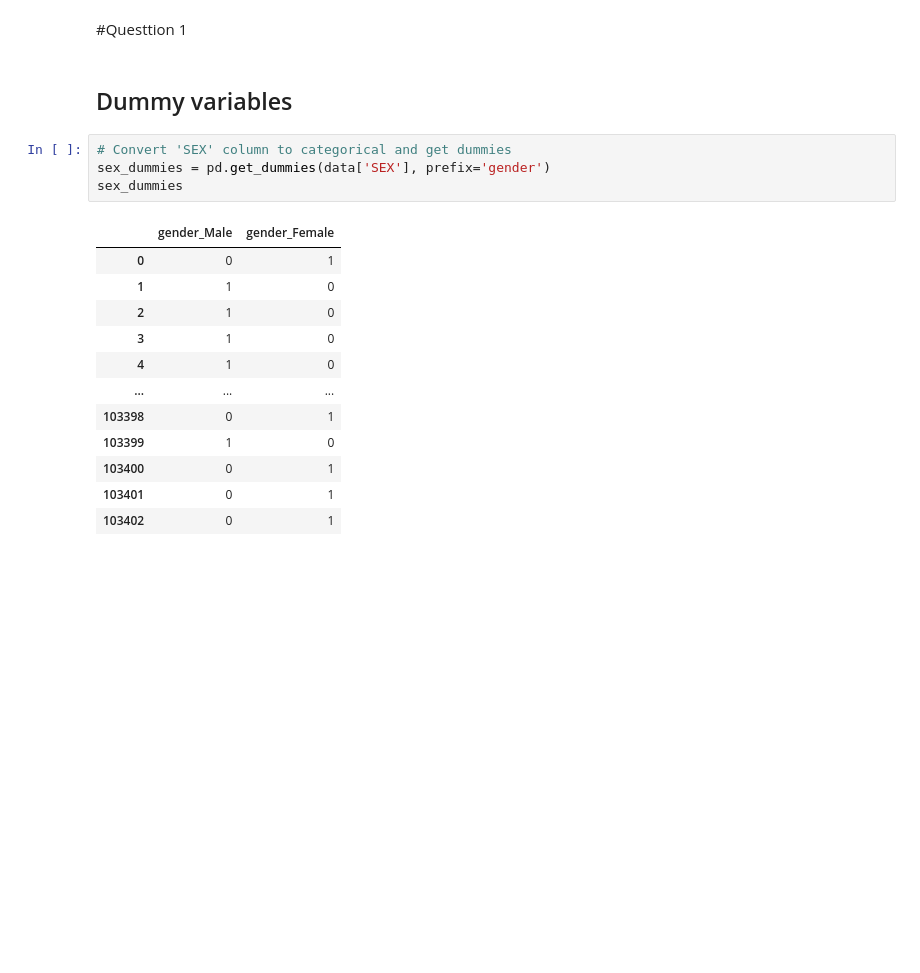
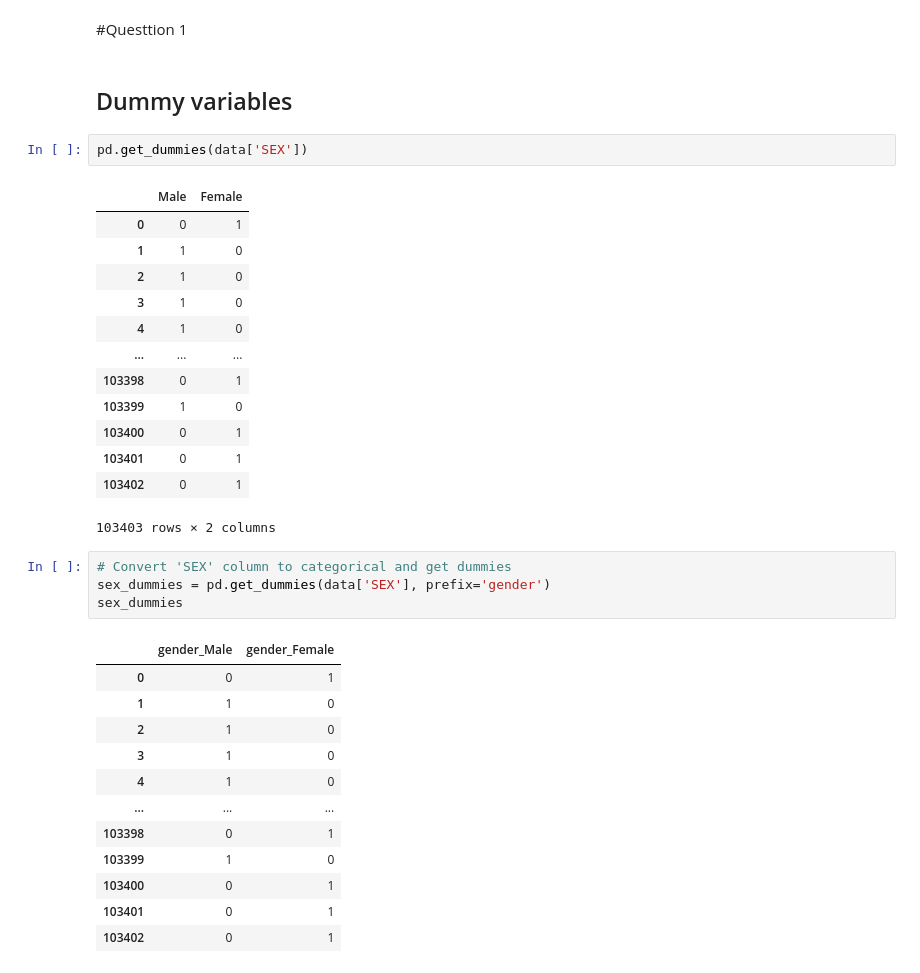
Before and after one commit to havaledar/ECON3740, a Jupyter notebook: W24_ECON3740_Lab_9.ipynb, the cells around one changed output. Saved outputs shown, nothing was run; the diff lists cells and outputs as text; blank space fills up the shorter version.

```diff
--- a/W24_ECON3740_Lab_9.ipynb
+++ b/W24_ECON3740_Lab_9.ipynb
@@ -30,6 +30,22 @@ data = pd.read_stata('lfs.dta', convert_categoricals=True)
 #Questtion 1
 # %% [markdown]
 ## Dummy variables
+# %%
+pd.get_dummies(data['SEX'])
+# %% [output]
+|  | Male | Female |
+| 0 | 0 | 1 |
+| 1 | 1 | 0 |
+| 2 | 1 | 0 |
+| 3 | 1 | 0 |
+| 4 | 1 | 0 |
+| ... | ... | ... |
+| 103398 | 0 | 1 |
+| 103399 | 1 | 0 |
+| 103400 | 0 | 1 |
+| 103401 | 0 | 1 |
+| 103402 | 0 | 1 |
+103403 rows × 2 columns
 # %%
 # Convert 'SEX' column to categorical and get dummies
 sex_dummies = pd.get_dummies(data['SEX'], prefix='gender')
```
Also changed, not shown: parts of 7 cells of this notebook.
